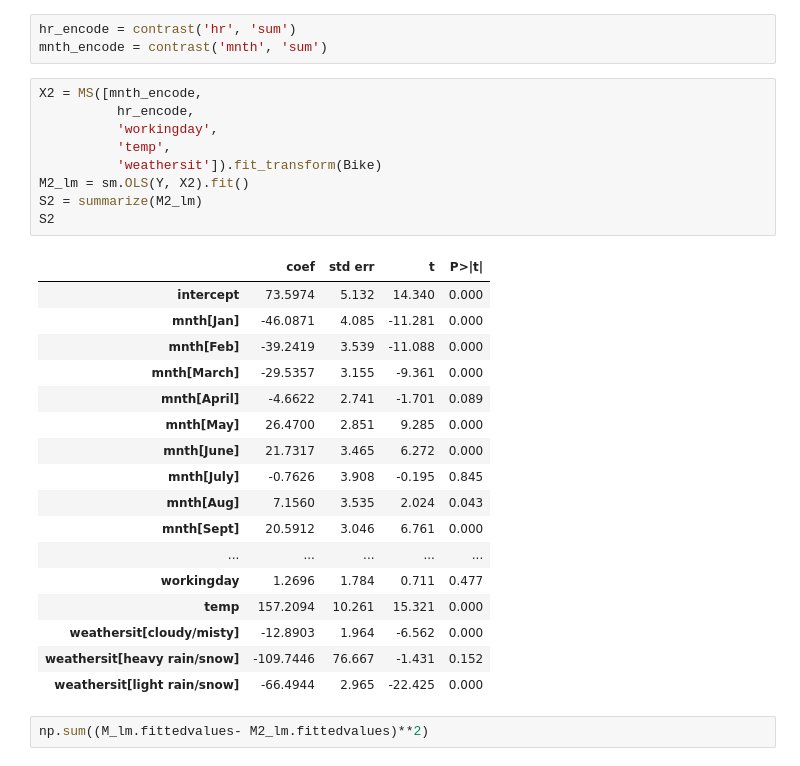
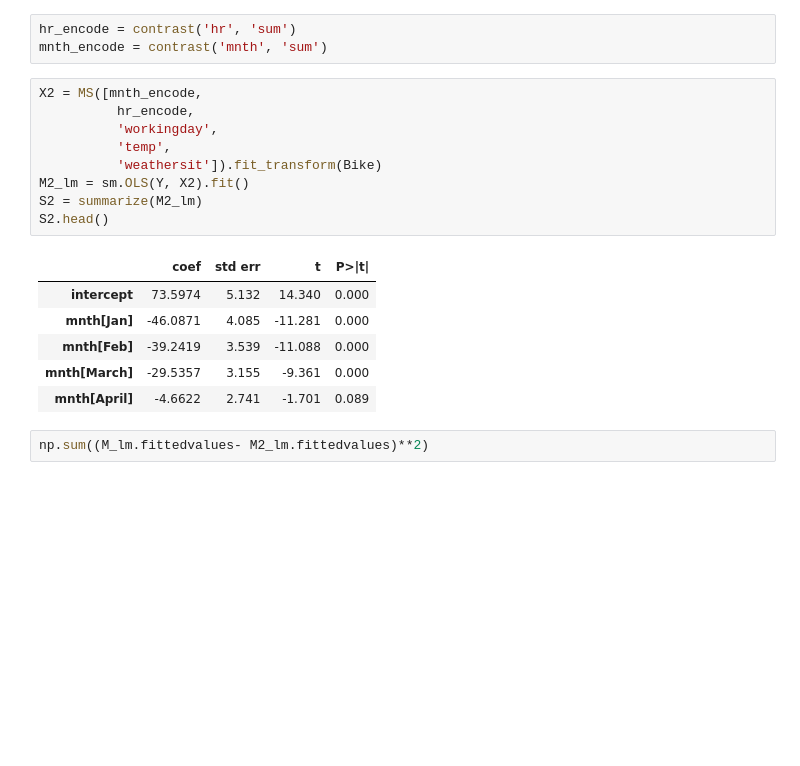
Before and after one commit to kajomejustin/data-mining, a Jupyter notebook: Lab.ipynb, the cells around one changed output. Cells and saved outputs as stored; diff of their text form; blank space fills up the shorter version.

```diff
--- a/Lab.ipynb
+++ b/Lab.ipynb
@@ -489,30 +478,19 @@ mnth_encode = contrast('mnth', 'sum')
 # %%
 X2 = MS([mnth_encode,
           hr_encode,
           'workingday',
           'temp',
           'weathersit']).fit_transform(Bike)
 M2_lm = sm.OLS(Y, X2).fit()
 S2 = summarize(M2_lm)
-S2
+S2.head()
 # %% [output]
 |  | coef | std err | t | P>|t| |
 | intercept | 73.5974 | 5.132 | 14.340 | 0.000 |
 | mnth[Jan] | -46.0871 | 4.085 | -11.281 | 0.000 |
 | mnth[Feb] | -39.2419 | 3.539 | -11.088 | 0.000 |
 | mnth[March] | -29.5357 | 3.155 | -9.361 | 0.000 |
 | mnth[April] | -4.6622 | 2.741 | -1.701 | 0.089 |
-| mnth[May] | 26.4700 | 2.851 | 9.285 | 0.000 |
-| mnth[June] | 21.7317 | 3.465 | 6.272 | 0.000 |
-| mnth[July] | -0.7626 | 3.908 | -0.195 | 0.845 |
-| mnth[Aug] | 7.1560 | 3.535 | 2.024 | 0.043 |
-| mnth[Sept] | 20.5912 | 3.046 | 6.761 | 0.000 |
-| ... | ... | ... | ... | ... |
-| workingday | 1.2696 | 1.784 | 0.711 | 0.477 |
-| temp | 157.2094 | 10.261 | 15.321 | 0.000 |
-| weathersit[cloudy/misty] | -12.8903 | 1.964 | -6.562 | 0.000 |
-| weathersit[heavy rain/snow] | -109.7446 | 76.667 | -1.431 | 0.152 |
-| weathersit[light rain/snow] | -66.4944 | 2.965 | -22.425 | 0.000 |
 # %%
 np.sum((M_lm.fittedvalues- M2_lm.fittedvalues)**2)
 # %% [output]
```
Also changed, not shown: parts of 1 cell of this notebook.
